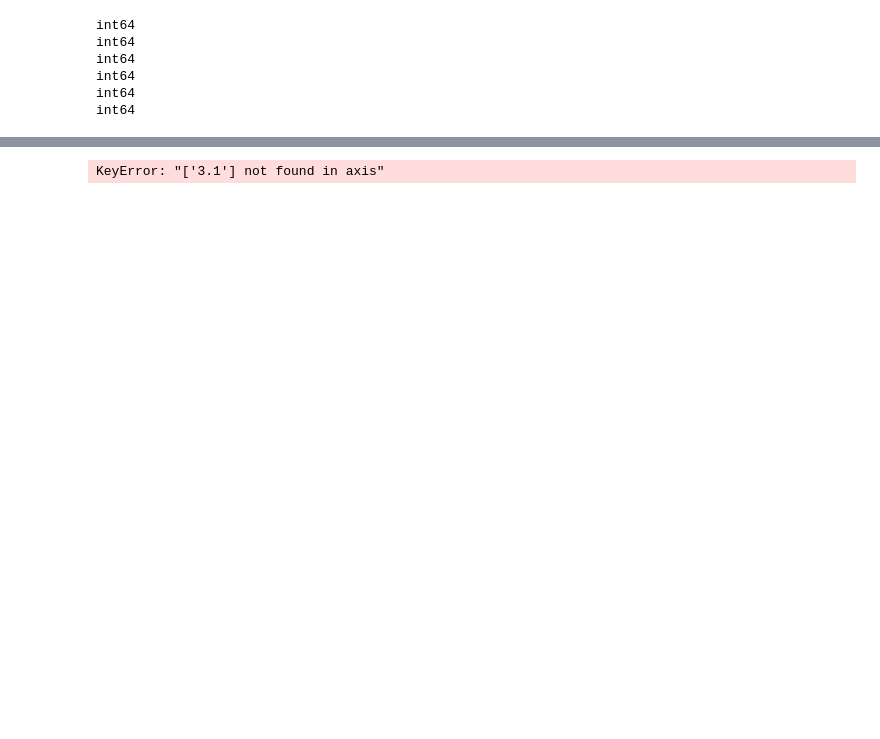
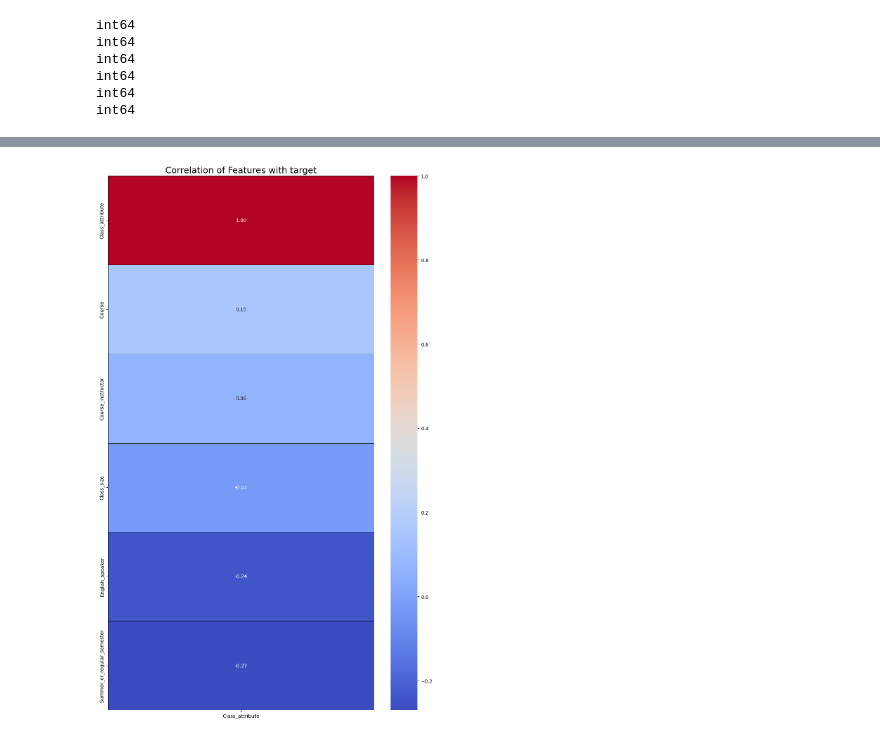
Before and after one commit to isahaq777/My_Projects, a Jupyter notebook: Data_Science_Projects/Teaching Assistance/Teaching_Assistance.ipynb, the cells around one changed output, grey strips where cells are left out. Saved outputs shown, nothing was run; the diff lists cells and outputs as text; code cells hidden in the pictures; blank space fills up the shorter version.

Commit message:
model development

```diff
--- a/Data_Science_Projects/Teaching Assistance/Teaching_Assistance.ipynb
+++ b/Data_Science_Projects/Teaching Assistance/Teaching_Assistance.ipynb
@@ -205,9 +226,22 @@ Index(['A', 'B'], dtype='object')
-# %%
-from sklearn.model_selection import train_test_split
-
-X = data.drop(columns=['3.1'])  # Features
-y = data['3.1']  # Target (low, medium, high)
-
-X_train, X_test, y_train, y_test = train_test_split(X, y, test_size=0.2, random_state=42)
-# %% [output]
-KeyError: "['3.1'] not found in axis"
+# %%
+import matplotlib.pyplot as plt
+import seaborn as sns  # Assuming you already imported seaborn
+
+#Calculate the correlation matrix with respect to target
+correlation_matrix = df.corr()
+
+# Visualize the correlation matrix with target
+plt.figure(figsize=(10, 16))
+
+# Create a heatmap for features correlated with target
+sns.heatmap(correlation_matrix[['Class_attribute']].sort_values(by='Class_attribute', ascending=False),
+            annot=True, fmt=".2f", cmap='coolwarm', cbar=True, linewidths=0.5, linecolor='black')
+
+# Set title
+plt.title('Correlation of Features with target', fontsize=18)
+
+# Show the plot
+plt.tight_layout()
+plt.show()
+# %% [output]
+[figure, added]
```
Also changed, not shown: parts of 27 cells of this notebook.
